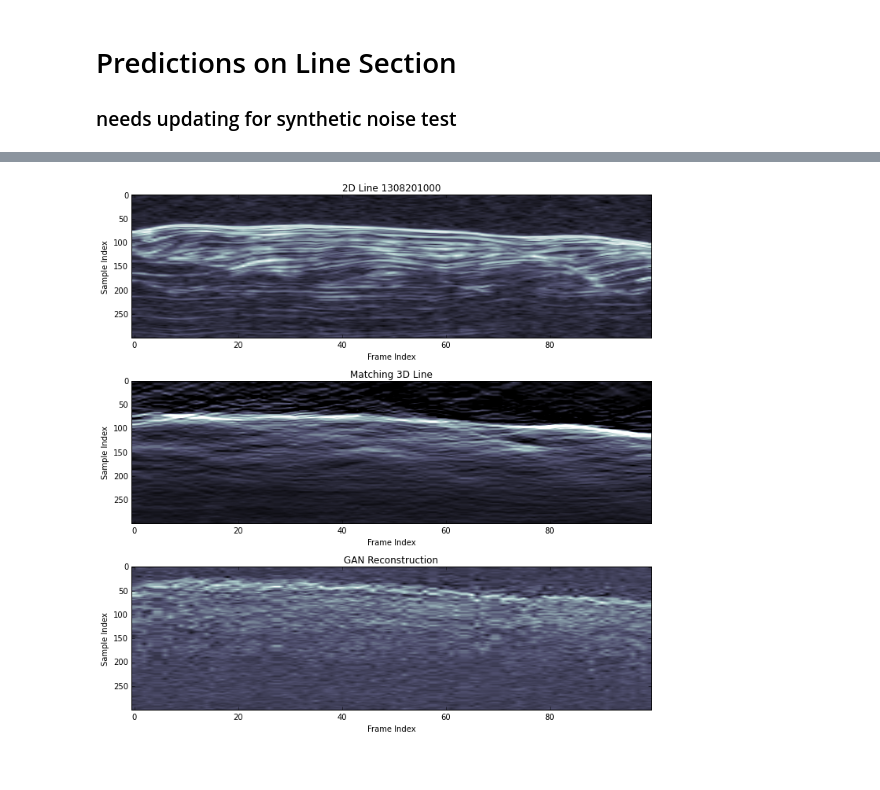
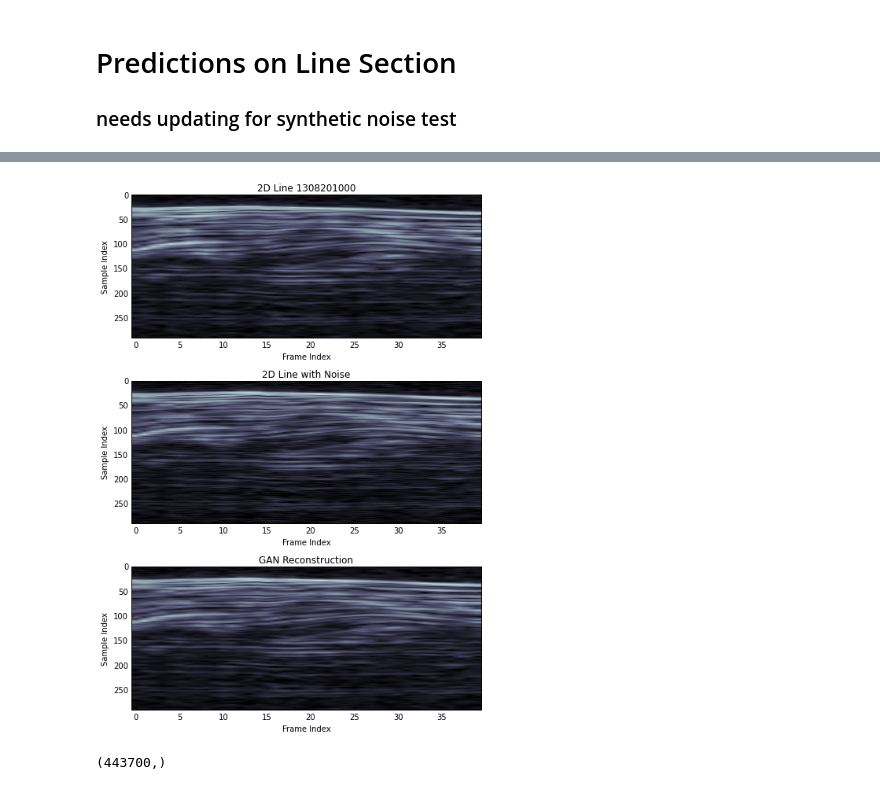
Before and after one commit to astroChance/RadNET, a Jupyter notebook: RadNET_Backend.ipynb, the cells around one changed output, grey strips where cells are left out. Cells and saved outputs as stored; diff of their text form; code cells hidden in the pictures.

```diff
--- a/RadNET_Backend.ipynb
+++ b/RadNET_Backend.ipynb
@@ -368,7 +369,7 @@ print(InferenceFiles[-1])
 # %%
 ## Parameters from image generation
 colormap = 'jet'
-min_val = -10
+min_val = -8
 max_val = 1
 
 ## Reshape prediction spectrogram back to proper size
@@ -413,21 +414,19 @@ for I in InferenceFiles:
   Prediction_Mag_Spec = np.exp(color_retrieve)
 
 
+  trace_Noisy = np.load(NoisyTraces[counter])
 
-  with segyio.open(Volume3D, 'r') as segyfile:
-    tr_match = TraceDict[example_line][str(counter+1)][0]
-    trace_3D = segyfile.trace[tr_match]
-
-  scaler3D = StandardScaler()
-  test_trace_3D_expand = trace_3D.reshape((len(trace_3D), 1))
-  standardized_3Dorig_trace = scaler3D.fit_transform(test_trace_3D_expand)
-  standardized_3Dorig_trace = np.squeeze(standardized_3Dorig_trace)
+  scalerNoisy = StandardScaler()
+  test_trace_Noisy_expand = trace_Noisy.reshape((len(trace_Noisy), 1))
+  standardized_Noisyorig_trace = scalerNoisy.fit_transform(test_trace_Noisy_expand)
+  standardized_Noisyorig_trace = np.squeeze(standardized_Noisyorig_trace)
 
   # Reshaping performed during image write
-  standardized_3Dorig_trace = standardized_3Dorig_trace[30:-20]
+  ##! Saved traces already received this reshape
+  # standardized_Noisyorig_trace = standardized_Noisyorig_trace[30:-20]
 
   # Giving 3D trace as starting phase
-  GAN_signal, _ = griffin_lim(Prediction_Mag_Spec, 300, standardized_3Dorig_trace, fs, nperseg, noverlap, window)
+  GAN_signal, _ = griffin_lim(Prediction_Mag_Spec, 300, standardized_Noisyorig_trace, fs, nperseg, noverlap, window)
 
 
   if counter == 0:
@@ -437,47 +436,65 @@ for I in InferenceFiles:
 
   counter += 1
 # %%
+### Plot section views of Clean, Noisy, and Predicted data
+
+
 # Trimming 2D data to approximately match 3D
-trace_len_clip_2D_start = 1970
-trace_len_clip_2D_end = 3040
+trace_len_clip_2D_start = 2000
+trace_len_clip_2D_end = 3020
 
-# Get 2D and 3D data
+# Get 2D data
 with segyio.open(Section_2D, 'r') as segyfile:
   display_line2D = segyio.tools.collect(segyfile.trace[:])
   display_line2D = display_line2D[:,trace_len_clip_2D_start:trace_len_clip_2D_end]
 
-with segyio.open(Volume3D, 'r') as segyfile:
-  counter = 0
-  display_line3D = np.array([])
 
-  for tr in TraceDict[example_line].values():
-  # for tr in Rand2D[1].values():
+# Get Noisy data
 
-    if counter == 0:
-      display_line3D = np.append(display_line3D, segyfile.trace[tr[0]])
-    else:
-      display_line3D = np.vstack((display_line3D, segyfile.trace[tr[0]]))
-    counter += 1
+counter = 0
+display_lineNoisy = np.array([])
+for N in NoisyTraces:
+  tmp_noisy_trace = np.load(N)
+  if counter == 0:
+    display_lineNoisy = np.append(display_lineNoisy, tmp_noisy_trace)
+  else:
+    display_lineNoisy = np.vstack((display_lineNoisy, tmp_noisy_trace))
+  counter += 1
 
-# crop = [150:200,:]
 
-fig, ax = plt.subplots(3,1, figsize=(10,10))
+
+min_color = -1
+max_color = 8
+width_crop1 = 120
+width_crop2 = 160
+height_crop1 = 210
+height_crop2 = 500
+
+fig, ax = plt.subplots(3,1, figsize=(7,10))
 ax[0].set_title("2D Line " + str(example_line))
-ax[0].imshow(display_line2D.T[200:500,100:200], cmap='bone', aspect='auto')
+ax[0].imshow(display_line2D.T[height_crop1:height_crop2,width_crop1:width_crop2],
+             cmap='bone', vmin = -88, vmax = 20, aspect='auto')
 ax[0].set_ylabel('Sample Index')
 ax[0].set_xlabel('Frame Index')
 
-ax[1].set_title("Matching 3D Line")
-ax[1].imshow(display_line3D.T[200:500,100:200], cmap='bone', vmin = -1, vmax = 8, aspect='auto')
+ax[1].set_title("2D Line with Noise")
+ax[1].imshow(display_lineNoisy.T[height_crop1:height_crop2,width_crop1:width_crop2],
+             cmap='bone', vmin = min_color, vmax = max_color, aspect='auto')
 ax[1].set_ylabel('Sample Index')
 ax[1].set_xlabel('Frame Index')
 
 ax[2].set_title("GAN Reconstruction")
-ax[2].imshow(GAN_section.T[200:500,100:200], cmap='bone', aspect='auto')
+ax[2].imshow(GAN_section.T[height_crop1:height_crop2,width_crop1:width_crop2],
+             cmap='bone', vmin = min_color, vmax = max_color, aspect='auto')
 ax[2].set_ylabel('Sample Index')
 ax[2].set_xlabel('Frame Index')
 
 plt.tight_layout()
-plt.show()
+plt.savefig("/content/drive/MyDrive/RadNET/GAN data/Enhanced_Line_Section/noise_subplot.png")
+# plt.show()
 # %% [output]
-[figure, old version]
+[figure, new version]
+# %%
+print(display_lineNoisy.shape)
+# %% [output]
+(443700,)
```
Also changed, not shown: parts of 7 cells of this notebook.
